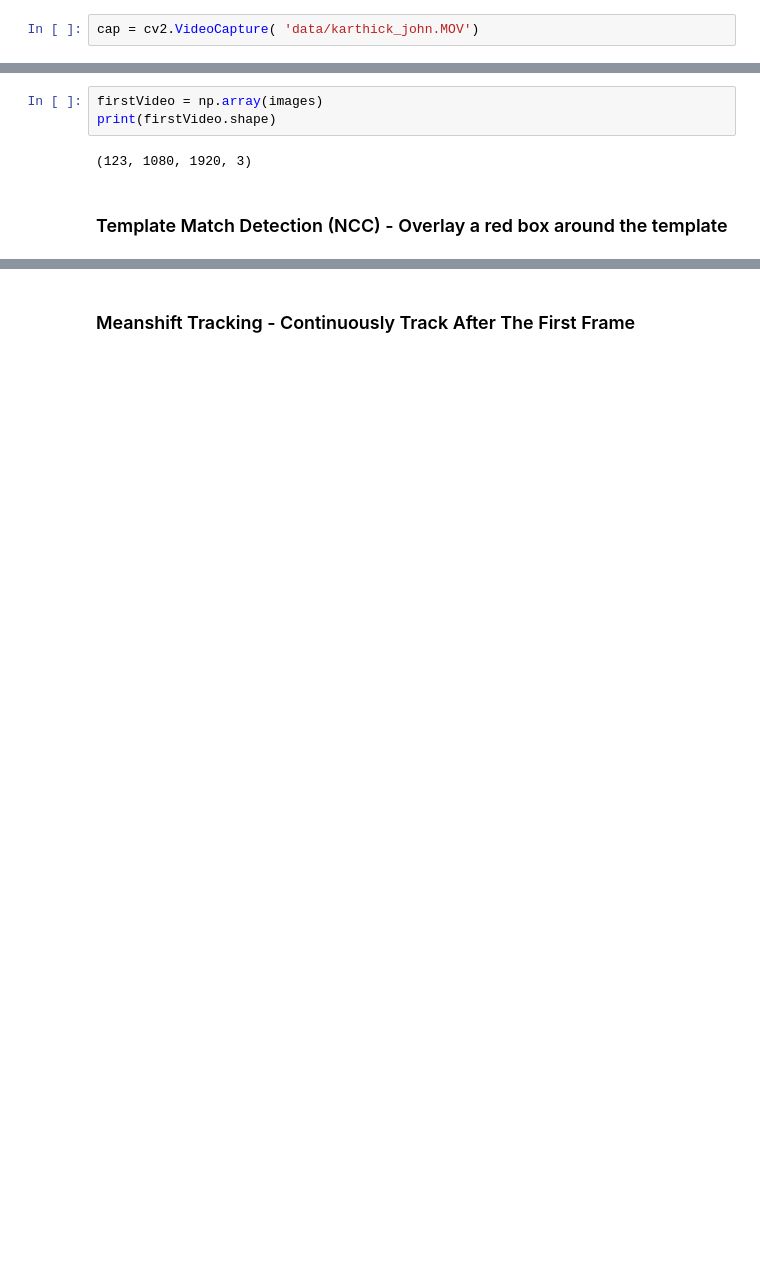
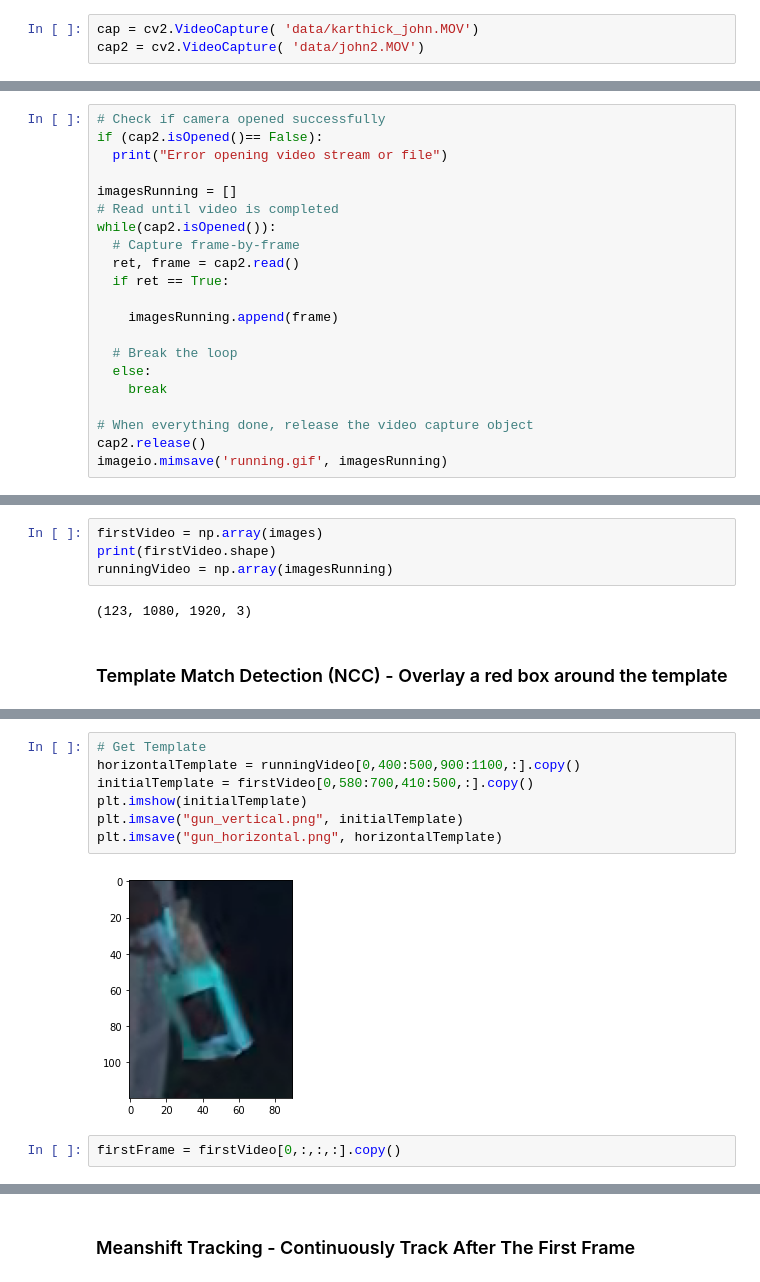
Before and after one commit to ksiva14/Threat_Detection, a Jupyter notebook: detection.ipynb, the cells around one changed output, grey strips where cells are left out. Drawn from its saved outputs; the diff is of its cells as text; blank space fills up the shorter version.

Commit message:
please don't break LOL

```diff
--- a/detection.ipynb
+++ b/detection.ipynb
@@ -218,6 +229,7 @@ def mean_shift_track(nextIm, q_model, r, h, initialX, initialY, nIter, epsilon=-
 ### Import Video
 # %%
 cap = cv2.VideoCapture( 'data/karthick_john.MOV')
+cap2 = cv2.VideoCapture( 'data/john2.MOV')
 # %%
 # Check if camera opened successfully
 if (cap.isOpened()== False):
@@ -242 +254,22 @@ imageio.mimsave('firstVideo.gif', images)
+# %%
+# Check if camera opened successfully
+if (cap2.isOpened()== False):
+  print("Error opening video stream or file")
+
+imagesRunning = []
+# Read until video is completed
+while(cap2.isOpened()):
+  # Capture frame-by-frame
+  ret, frame = cap2.read()
+  if ret == True:
+
+    imagesRunning.append(frame)
+
+  # Break the loop
+  else:
+    break
+
+# When everything done, release the video capture object
+cap2.release()
+imageio.mimsave('running.gif', imagesRunning)
 # %% [markdown]
@@ -246,6 +279,7 @@ imageio.mimsave('firstVideo.gif', images)
 # %%
 firstVideo = np.array(images)
 print(firstVideo.shape)
+runningVideo = np.array(imagesRunning)
 # %% [output]
 (123, 1080, 1920, 3)
 # %% [markdown]
@@ -252,0 +292,11 @@ print(firstVideo.shape)
+# %%
+# Get Template
+horizontalTemplate = runningVideo[0,400:500,900:1100,:].copy()
+initialTemplate = firstVideo[0,580:700,410:500,:].copy()
+plt.imshow(initialTemplate)
+plt.imsave("gun_vertical.png", initialTemplate)
+plt.imsave("gun_horizontal.png", horizontalTemplate)
+# %% [output]
+[figure, added]
+# %%
+firstFrame = firstVideo[0,:,:,:].copy()
```
Also changed, not shown: parts of 19 cells of this notebook, 8 other files.
